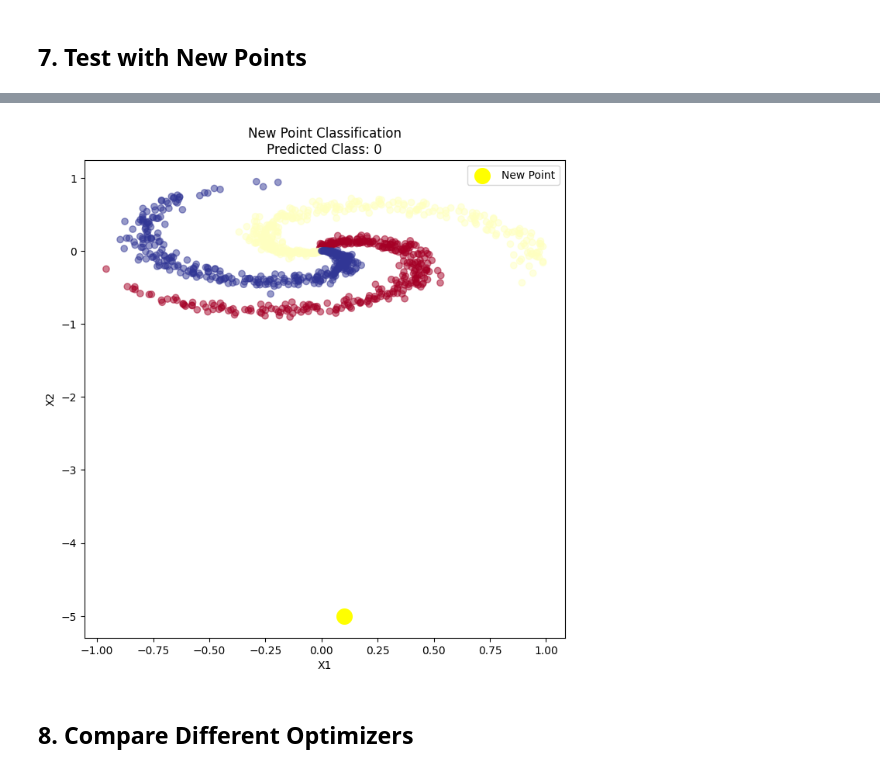
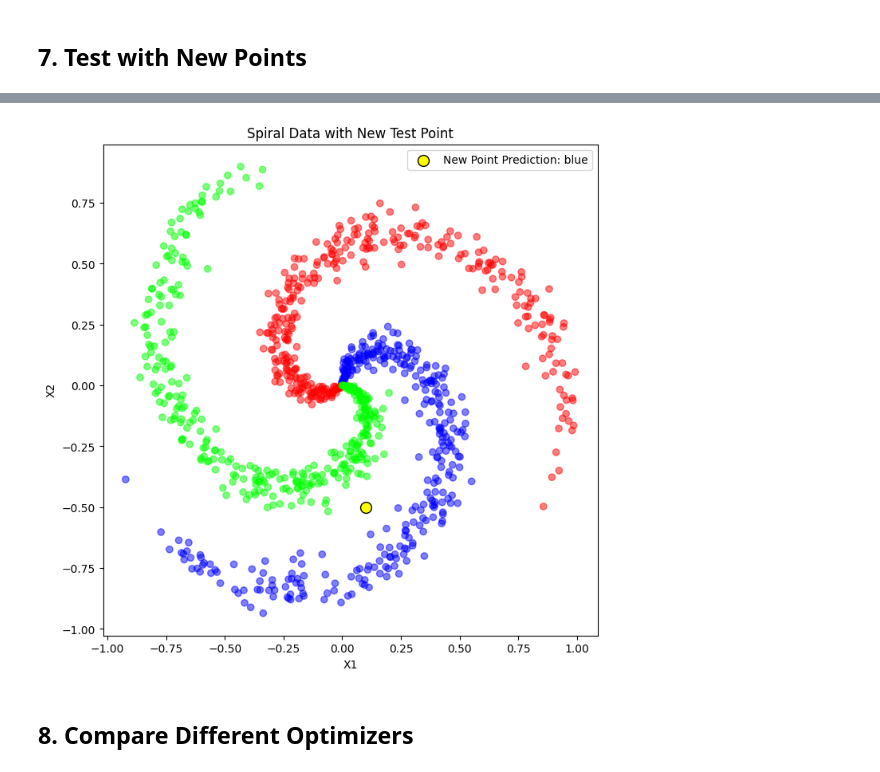
Before and after one commit to huzaifajadoon700/Classification, a Jupyter notebook: Neural network day 29/spiral_nn.ipynb, the cells around one changed output, grey strips where cells are left out. Drawn from its saved outputs; the diff is of its cells as text; code cells hidden in the pictures.

```diff
--- a/Neural network day 29/spiral_nn.ipynb
+++ b/Neural network day 29/spiral_nn.ipynb
@@ -54,17 +55,15 @@ scaler.fit(X_train)
 # Transform the training and test data
 X_train_scaled = scaler.transform(X_train)
 X_test_scaled = scaler.transform(X_test)
+# %%
+# Convert labels to one-hot encoded format
+y_train_onehot = tf.keras.utils.to_categorical(y_train, num_classes=3)
+y_test_onehot = tf.keras.utils.to_categorical(y_test, num_classes=3)
 # %% [markdown]
 ## 4. Define Neural Network Architecture
 # %%
 # Create the model
-model = Sequential([
-    Dense(64, activation='relu'),
-    Dense(32, activation='relu'),
-    Dense(3, activation='softmax')
-])
-
-# Compile the model
-model.compile(optimizer='adam',
-              loss='categorical_crossentropy',
-              metrics=['accuracy'])
+model = Sequential()
+model.add(Dense(64,input_dim=2, activation='relu'))
+model.add(Dense(32, activation='relu'))
+model.add(Dense(3, activation='softmax'))
@@ -72,9 +77,8 @@ model.compile(optimizer='adam',
 ## 5. Model Training
 # %%
 # Train the model
-history = model.fit(X_train_scaled, y_train_onehot,
-                   epochs=50,
-                   batch_size=32,
-                   validation_data=(X_test_scaled, y_test_onehot))
+history = model.fit(x=X_train_scaled, y=y_train_onehot,
+                   validation_data=(X_test_scaled, y_test_onehot),
+                   epochs=50, verbose=1)
 # %% [output]
 Epoch 1/50
@@ -149,16 +130,18 @@ plt.show()
 ## 7. Test with New Points
 # %%
 # Test a new point
-new_point = np.array([[0.1, -5]])
+new_point = np.array([[0.1, -0.5]])  # Updated coordinates to match the video
 new_point_scaled = scaler.transform(new_point)
-prediction = model.predict(new_point_scaled)
-predicted_class = np.argmax(prediction)
+new_pred = np.argmax(model.predict(new_point_scaled), axis=1)
 
-# Plot the result
+# Color map for legend
+color_map = {0: 'red', 1: 'green', 2: 'blue'}
+
+# Plot the new test point prediction
 plt.figure(figsize=(8, 8))
-plt.scatter(X[:, 0], X[:, 1], c=y, cmap=plt.cm.RdYlBu, alpha=0.5)
-plt.scatter(new_point[0, 0], new_point[0, 1], c='yellow', s=200, label='New Point')
-plt.title(f'New Point Classification\nPredicted Class: {predicted_class}')
+plt.scatter(X[:, 0], X[:, 1], c=y, cmap='brg', alpha=0.5)
+plt.scatter(new_point[:, 0], new_point[:, 1], c='yellow', edgecolors='black', s=100, label=f'New Point Prediction: {color_map[new_pred[0]]}')
+plt.title('Spiral Data with New Test Point')
 plt.xlabel('X1')
 plt.ylabel('X2')
 plt.legend()
@@ -168,4 +152,4 @@ plt.show()
-[figure, old version]
+[figure, new version]
 # %% [markdown]
 ## 8. Compare Different Optimizers
 # %%
```
Also changed, not shown: parts of 7 cells of this notebook.
